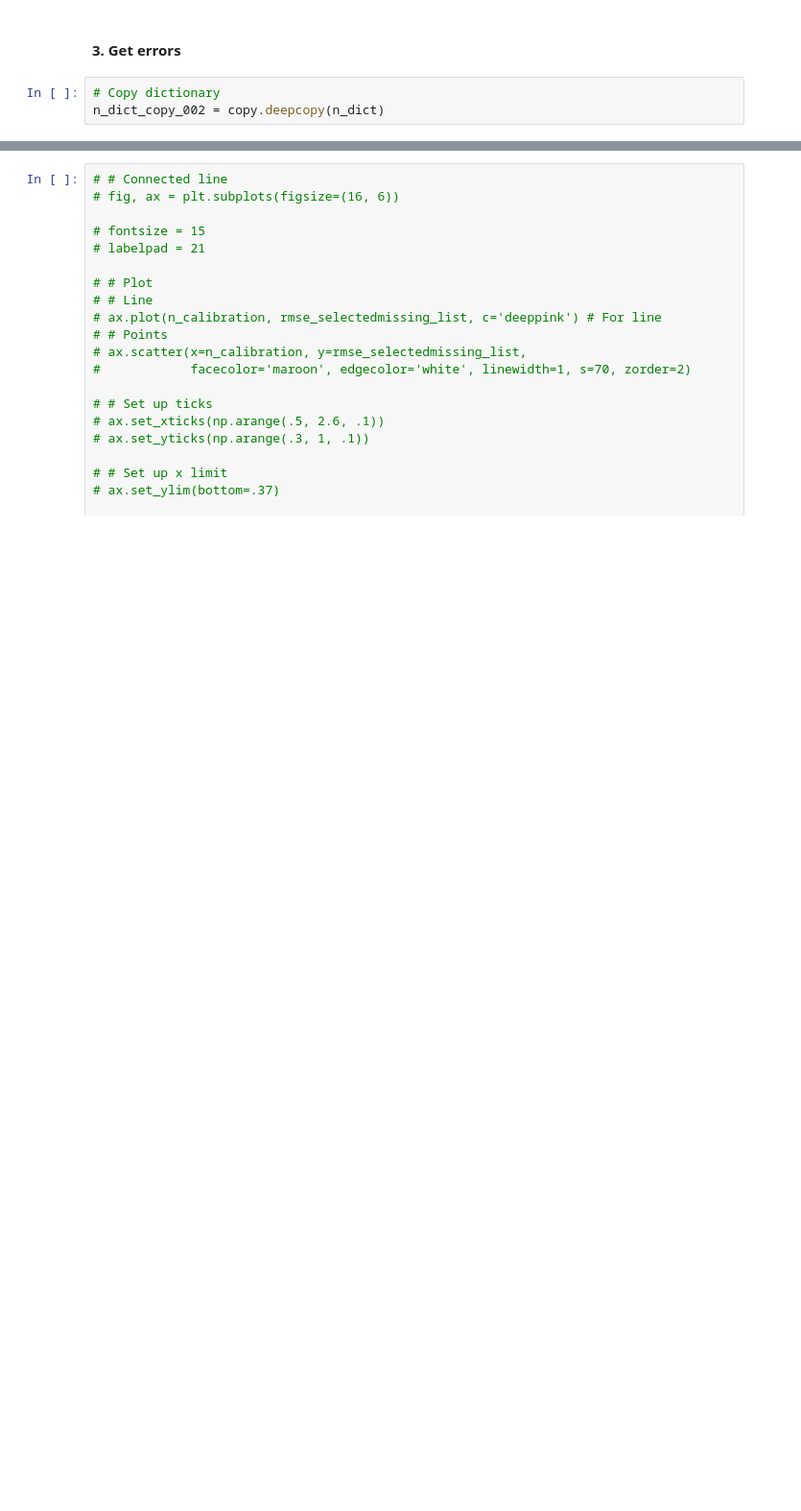
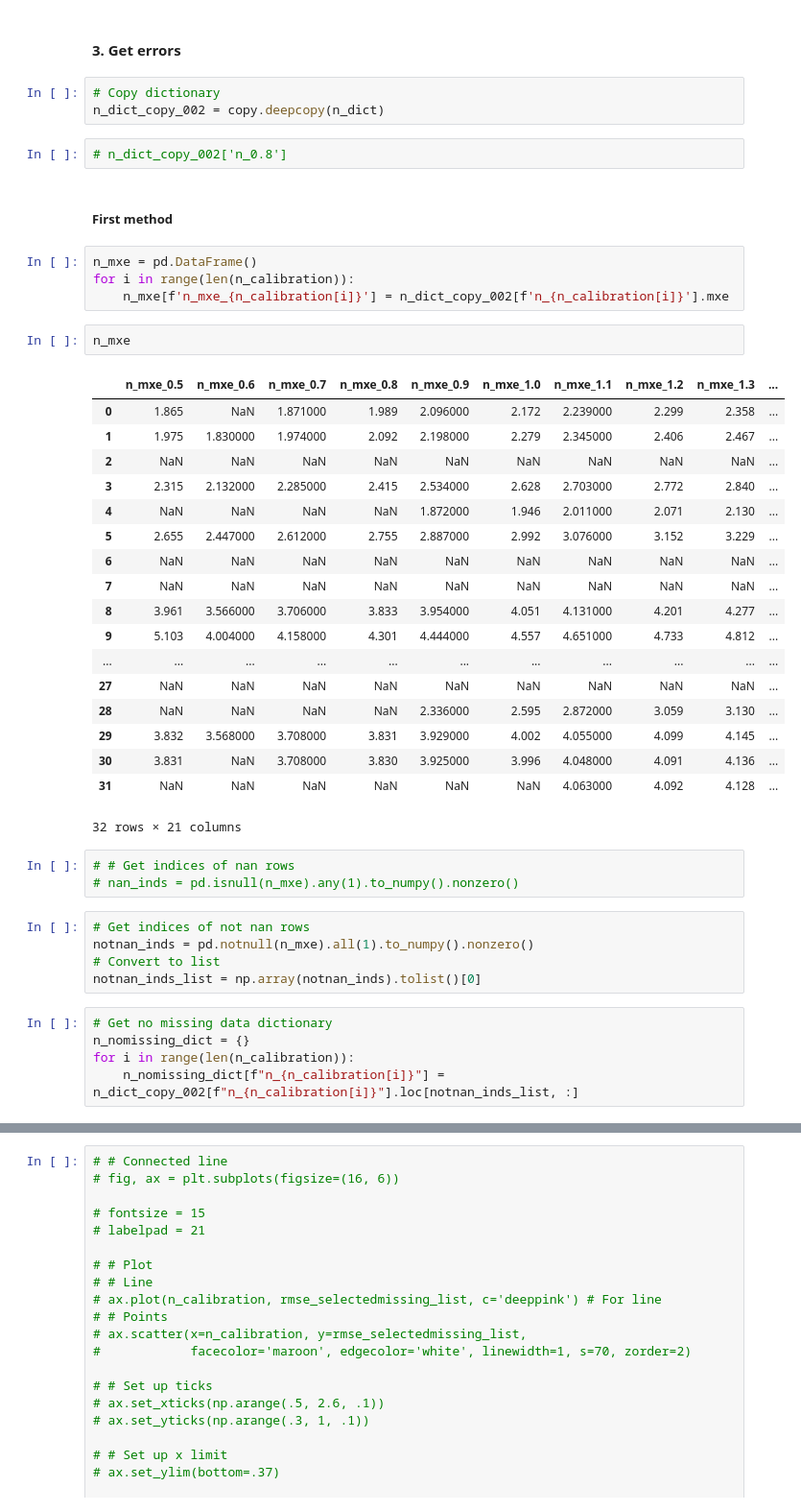
Before and after one commit to Martin20494/Grid_Orientation, a Jupyter notebook: validation_calibration/scripts/Evaluationfor_validation_calibration.ipynb, the cells around one changed output, grey strips where cells are left out. Shown at 96% size. Cells and saved outputs as stored; diff of their text form; blank space fills up the shorter version.

```diff
--- a/validation_calibration/scripts/Evaluationfor_validation_calibration.ipynb
+++ b/validation_calibration/scripts/Evaluationfor_validation_calibration.ipynb
@@ -176,3 +233,45 @@ ax.set_ylabel("Missing values")
 # %%
 # Copy dictionary
 n_dict_copy_002 = copy.deepcopy(n_dict)
+# %%
+# n_dict_copy_002['n_0.8']
+# %% [markdown]
+##### First method
+# %%
+n_mxe = pd.DataFrame()
+for i in range(len(n_calibration)):
+    n_mxe[f'n_mxe_{n_calibration[i]}'] = n_dict_copy_002[f'n_{n_calibration[i]}'].mxe
+# %%
+n_mxe
+# %% [output]
+|  | n_mxe_0.5 | n_mxe_0.6 | n_mxe_0.7 | n_mxe_0.8 | n_mxe_0.9 | n_mxe_1.0 | n_mxe_1.1 | n_mxe_1.2 | n_mxe_1.3 | ... |
+| 0 | 1.865 | NaN | 1.871000 | 1.989 | 2.096000 | 2.172 | 2.239000 | 2.299 | 2.358 | ... |
+| 1 | 1.975 | 1.830000 | 1.974000 | 2.092 | 2.198000 | 2.279 | 2.345000 | 2.406 | 2.467 | ... |
+| 2 | NaN | NaN | NaN | NaN | NaN | NaN | NaN | NaN | NaN | ... |
+| 3 | 2.315 | 2.132000 | 2.285000 | 2.415 | 2.534000 | 2.628 | 2.703000 | 2.772 | 2.840 | ... |
+| 4 | NaN | NaN | NaN | NaN | 1.872000 | 1.946 | 2.011000 | 2.071 | 2.130 | ... |
+| 5 | 2.655 | 2.447000 | 2.612000 | 2.755 | 2.887000 | 2.992 | 3.076000 | 3.152 | 3.229 | ... |
+| 6 | NaN | NaN | NaN | NaN | NaN | NaN | NaN | NaN | NaN | ... |
+| 7 | NaN | NaN | NaN | NaN | NaN | NaN | NaN | NaN | NaN | ... |
+| 8 | 3.961 | 3.566000 | 3.706000 | 3.833 | 3.954000 | 4.051 | 4.131000 | 4.201 | 4.277 | ... |
+| 9 | 5.103 | 4.004000 | 4.158000 | 4.301 | 4.444000 | 4.557 | 4.651000 | 4.733 | 4.812 | ... |
+| ... | ... | ... | ... | ... | ... | ... | ... | ... | ... | ... |
+| 27 | NaN | NaN | NaN | NaN | NaN | NaN | NaN | NaN | NaN | ... |
+| 28 | NaN | NaN | NaN | NaN | 2.336000 | 2.595 | 2.872000 | 3.059 | 3.130 | ... |
+| 29 | 3.832 | 3.568000 | 3.708000 | 3.831 | 3.929000 | 4.002 | 4.055000 | 4.099 | 4.145 | ... |
+| 30 | 3.831 | NaN | 3.708000 | 3.830 | 3.925000 | 3.996 | 4.048000 | 4.091 | 4.136 | ... |
+| 31 | NaN | NaN | NaN | NaN | NaN | NaN | 4.063000 | 4.092 | 4.128 | ... |
+32 rows × 21 columns
+# %%
+# # Get indices of nan rows
+# nan_inds = pd.isnull(n_mxe).any(1).to_numpy().nonzero()
+# %%
+# Get indices of not nan rows
+notnan_inds = pd.notnull(n_mxe).all(1).to_numpy().nonzero()
+# Convert to list
+notnan_inds_list = np.array(notnan_inds).tolist()[0]
+# %%
+# Get no missing data dictionary
+n_nomissing_dict = {}
+for i in range(len(n_calibration)):
+    n_nomissing_dict[f"n_{n_calibration[i]}"] = n_dict_copy_002[f"n_{n_calibration[i]}"].loc[notnan_inds_list, :]
```
Also changed, not shown: parts of 18 cells of this notebook, 9 other files.
